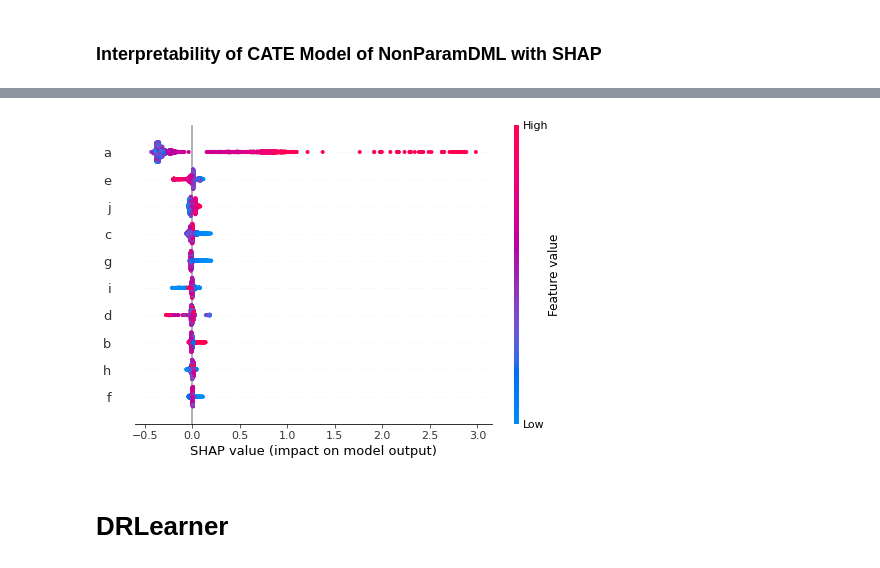
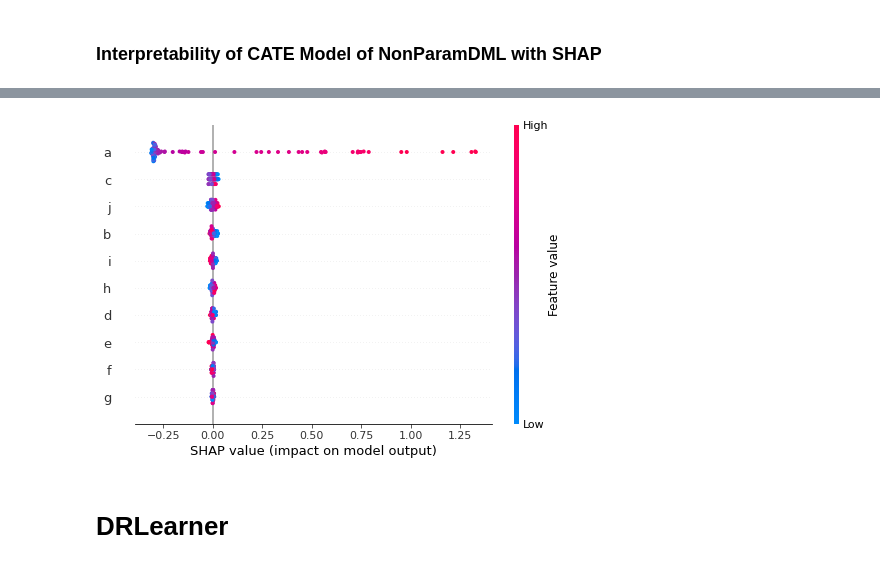
Before and after one commit to py-why/EconML, a Jupyter notebook: notebooks/ForestLearners Basic Example.ipynb, the cells around one changed output, grey strips where cells are left out. Saved outputs shown, nothing was run; the diff lists cells and outputs as text; code cells hidden in the pictures.

Commit message:
add shap value features on each estimator

```diff
--- a/notebooks/ForestLearners Basic Example.ipynb
+++ b/notebooks/ForestLearners Basic Example.ipynb
@@ -212,12 +212,7 @@ plt.show()
 ### Interpretability of CATE Model of NonParamDML with SHAP
 # %%
 import shap
-import pandas as pd
 import string
-Xdf = pd.DataFrame(X, columns=list(string.ascii_lowercase)[:X.shape[1]])
+feature_names=list(string.ascii_lowercase)[:X.shape[1]]
 # explain the model's predictions using SHAP values
-explainer = shap.TreeExplainer(est2.model_cate.best_estimator_)
-shap_values = explainer.shap_values(Xdf)
-
-# visualize the first prediction's explanation (use matplotlib=True to avoid Javascript)
-shap.force_plot(explainer.expected_value, shap_values[0,:], Xdf.iloc[0,:], matplotlib=True)
+shap_values = est.shap_values(X[:100],feature_names=feature_names)
@@ -226,7 +224,7 @@ shap.force_plot(explainer.expected_value, shap_values[0,:], Xdf.iloc[0,:], matpl
 # %%
-shap.summary_plot(shap_values, Xdf)
+shap.summary_plot(shap_values["Y0"]["T0"])
 # %% [output]
-[figure, old version]
+[figure, new version]
 # %% [markdown]
 # DRLearner
 # %%
```
Also changed, not shown: parts of 14 cells of this notebook, 9 other files.
